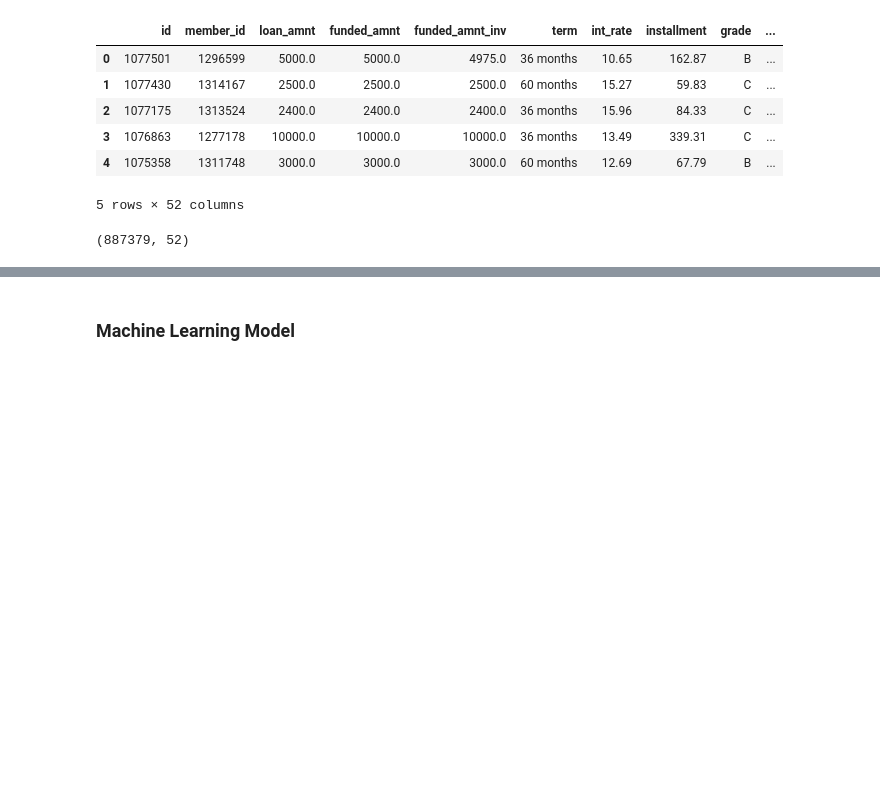
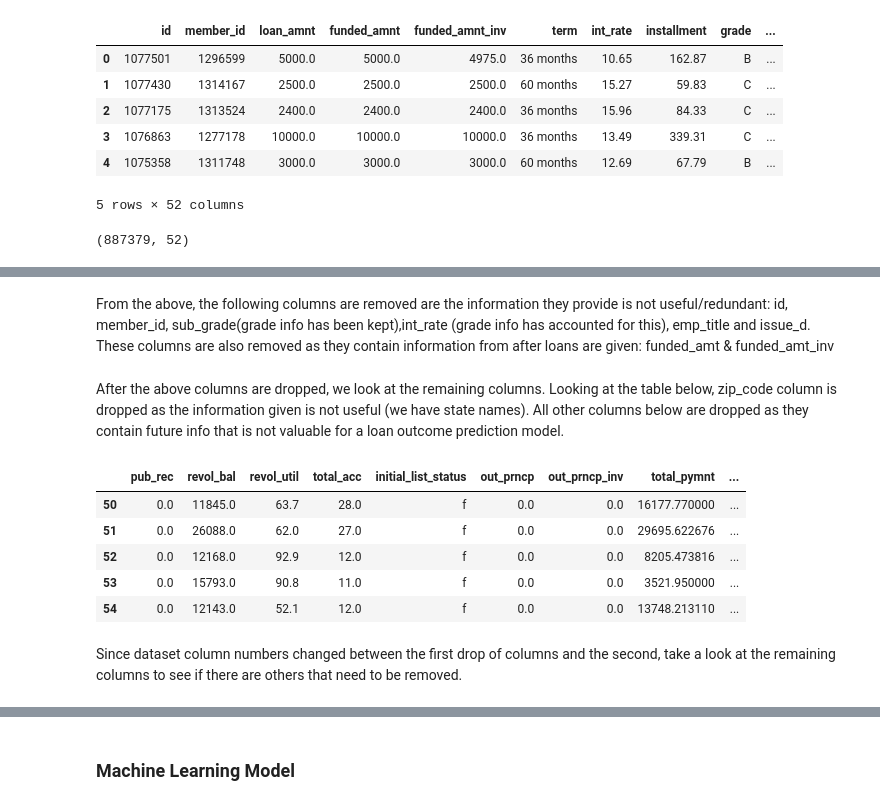
Before and after one commit to manieshablakey/loan-assessment-model, a Jupyter notebook: loan-credit.ipynb, the cells around one changed output, grey strips where cells are left out. Drawn from its saved outputs; the diff is of its cells as text; code cells hidden in the pictures; blank space fills up the shorter version.

```diff
--- a/loan-credit.ipynb
+++ b/loan-credit.ipynb
@@ -492,0 +564,22 @@ df.shape
+# %% [markdown]
+From the above, the following columns are removed are the information they provide is not useful/redundant:
+id, member_id, sub_grade(grade info has been kept),int_rate (grade info has accounted for this), emp_title and issue_d.
+These columns are also removed as they contain information from after loans are given: funded_amt & funded_amt_inv
+# %%
+#remove the following columns.
+drop_cols1 = ['id','member_id','funded_amnt','funded_amnt_inv',
+             'int_rate','sub_grade','emp_title','issue_d']
+df = df.drop(drop_cols1,axis=1)
+# %% [markdown]
+After the above columns are dropped, we look at the remaining columns.
+Looking at the table below, zip_code column is dropped as the information given is not useful (we have state names). All other columns below are dropped as they contain future info that is not valuable for a loan outcome prediction model.
+# %%
+#next lot of columns
+df.iloc[50:60, 19:38].head()
+# %% [output]
+|  | pub_rec | revol_bal | revol_util | total_acc | initial_list_status | out_prncp | out_prncp_inv | total_pymnt | ... |
+| 50 | 0.0 | 11845.0 | 63.7 | 28.0 | f | 0.0 | 0.0 | 16177.770000 | ... |
+| 51 | 0.0 | 26088.0 | 62.0 | 27.0 | f | 0.0 | 0.0 | 29695.622676 | ... |
+| 52 | 0.0 | 12168.0 | 92.9 | 12.0 | f | 0.0 | 0.0 | 8205.473816 | ... |
+| 53 | 0.0 | 15793.0 | 90.8 | 11.0 | f | 0.0 | 0.0 | 3521.950000 | ... |
+| 54 | 0.0 | 12143.0 | 52.1 | 12.0 | f | 0.0 | 0.0 | 13748.213110 | ... |
@@ -493,3 +596,5 @@ df.shape
+# %% [markdown]
+Since dataset column numbers changed between the first drop of columns and the second, take a look at the remaining columns to see if there are others that need to be removed.
 # %%
 df.columns
 # %% [output]
```
Also changed, not shown: parts of 143 cells of this notebook.
